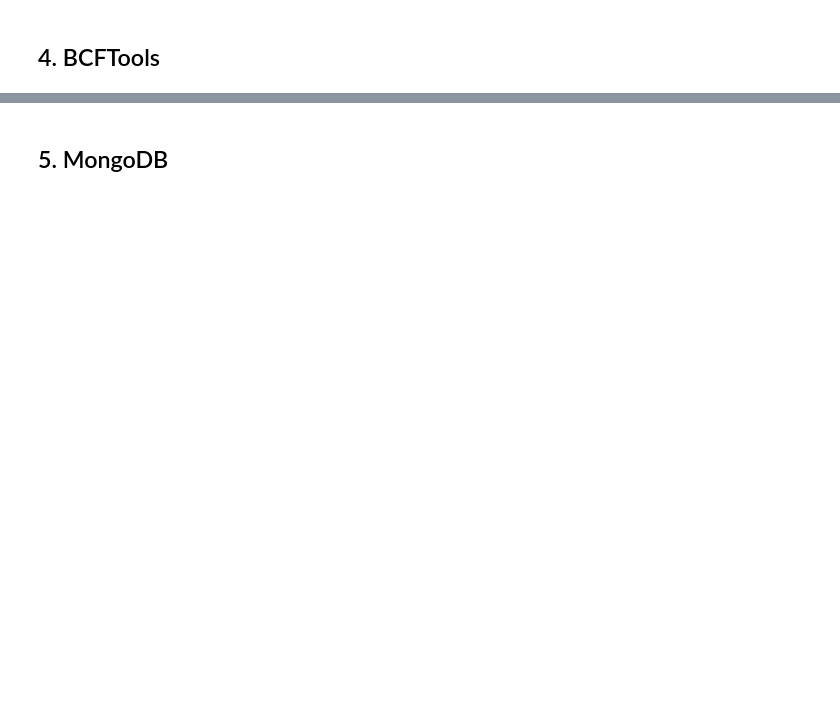
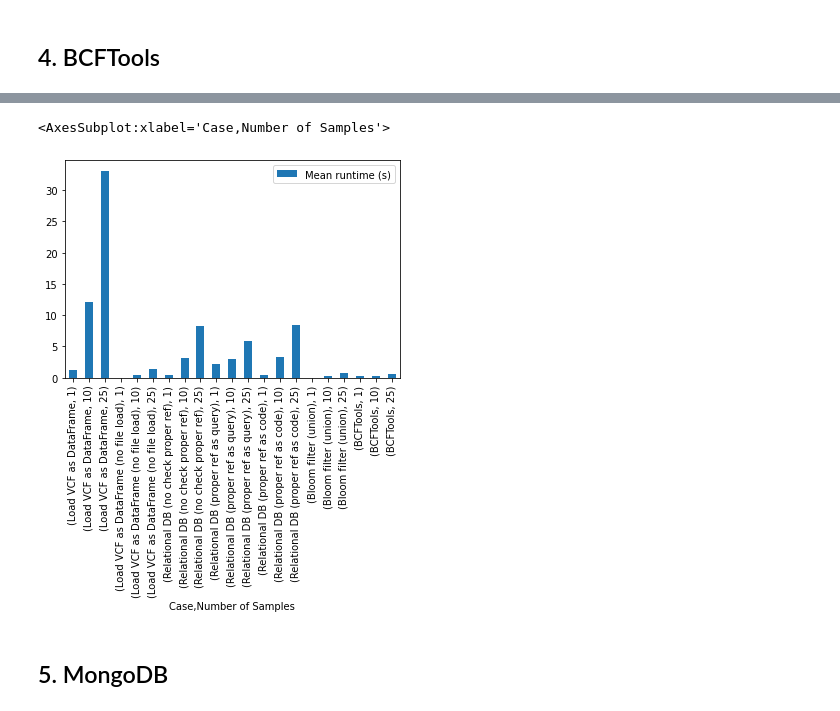
Before and after one commit to apetkau/thesis-data-simulation, a Jupyter notebook: jackalope/salmonella/test-load-vcf/test-load.ipynb, the cells around one changed output, grey strips where cells are left out. Cells and saved outputs as stored; diff of their text form; code cells hidden in the pictures; blank space fills up the shorter version.

```diff
--- a/jackalope/salmonella/test-load-vcf/test-load.ipynb
+++ b/jackalope/salmonella/test-load-vcf/test-load.ipynb
@@ -434,2 +446,7 @@ results_table
+# %%
+results_table[['Case', 'Number of Samples', 'Mean runtime (s)']].set_index(['Case', 'Number of Samples']).plot(kind='bar')
+# %% [output]
+<AxesSubplot:xlabel='Case,Number of Samples'>
+[figure, added]
 # %% [markdown]
 ## 5. MongoDB
```
Also changed, not shown: parts of 10 cells of this notebook.
